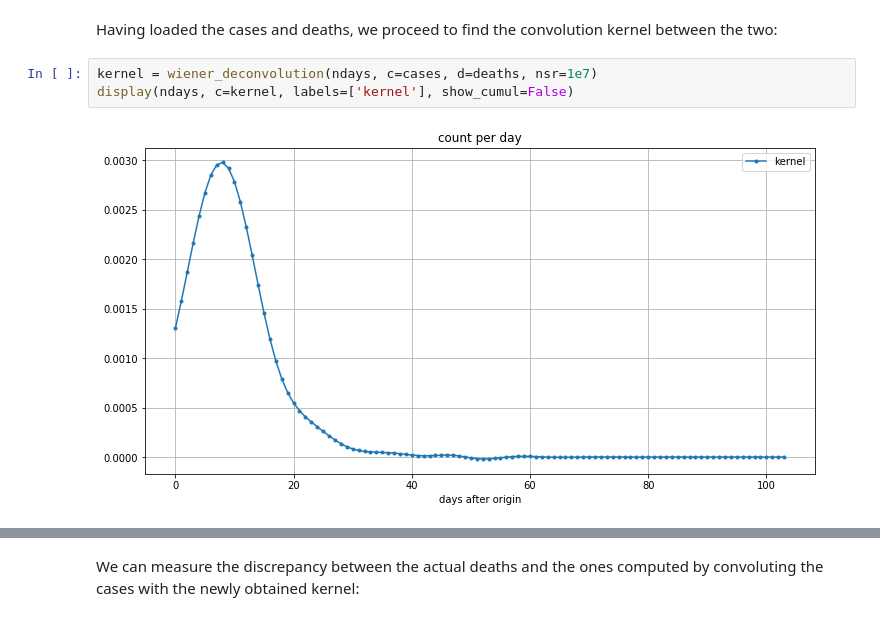
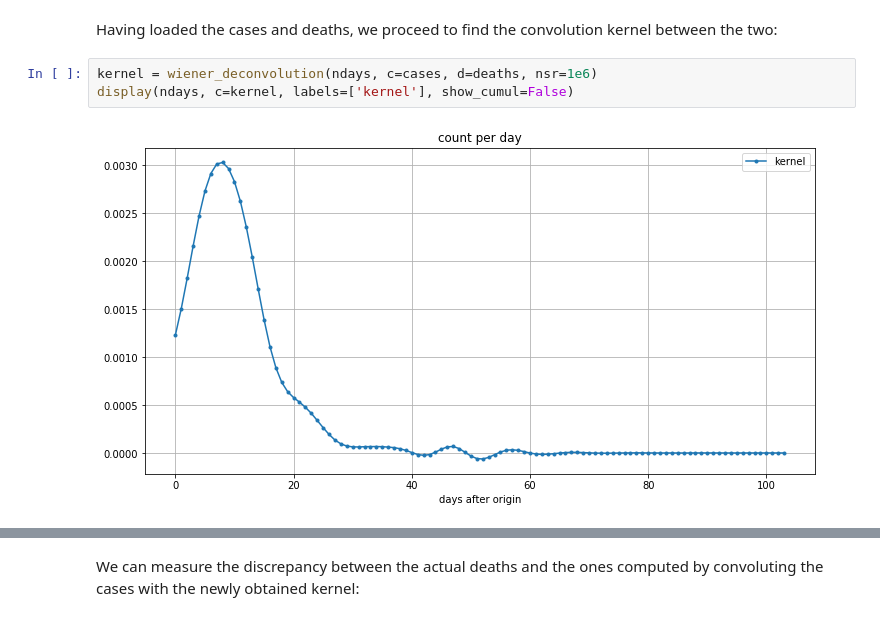
Before and after one commit to fredericpoitevin/tseries-deconvolution, a Jupyter notebook: Deconvolution_of_Michael_coronavirus_data.ipynb, the cells around one changed output, grey strips where cells are left out. Drawn from its saved outputs; the diff is of its cells as text.

```diff
--- a/Deconvolution_of_Michael_coronavirus_data.ipynb
+++ b/Deconvolution_of_Michael_coronavirus_data.ipynb
@@ -36,7 +36,7 @@ Total number of days centered on the time origin: 208
 # %% [markdown]
 Having loaded the cases and deaths, we proceed to find the convolution kernel between the two:
 # %%
-kernel = wiener_deconvolution(ndays, c=cases, d=deaths, nsr=1e7)
+kernel = wiener_deconvolution(ndays, c=cases, d=deaths, nsr=1e6)
 display(ndays, c=kernel, labels=['kernel'], show_cumul=False)
 # %% [output]
-[figure, old version]
+[figure, new version]
```
Also changed, not shown: parts of 14 cells of this notebook.
